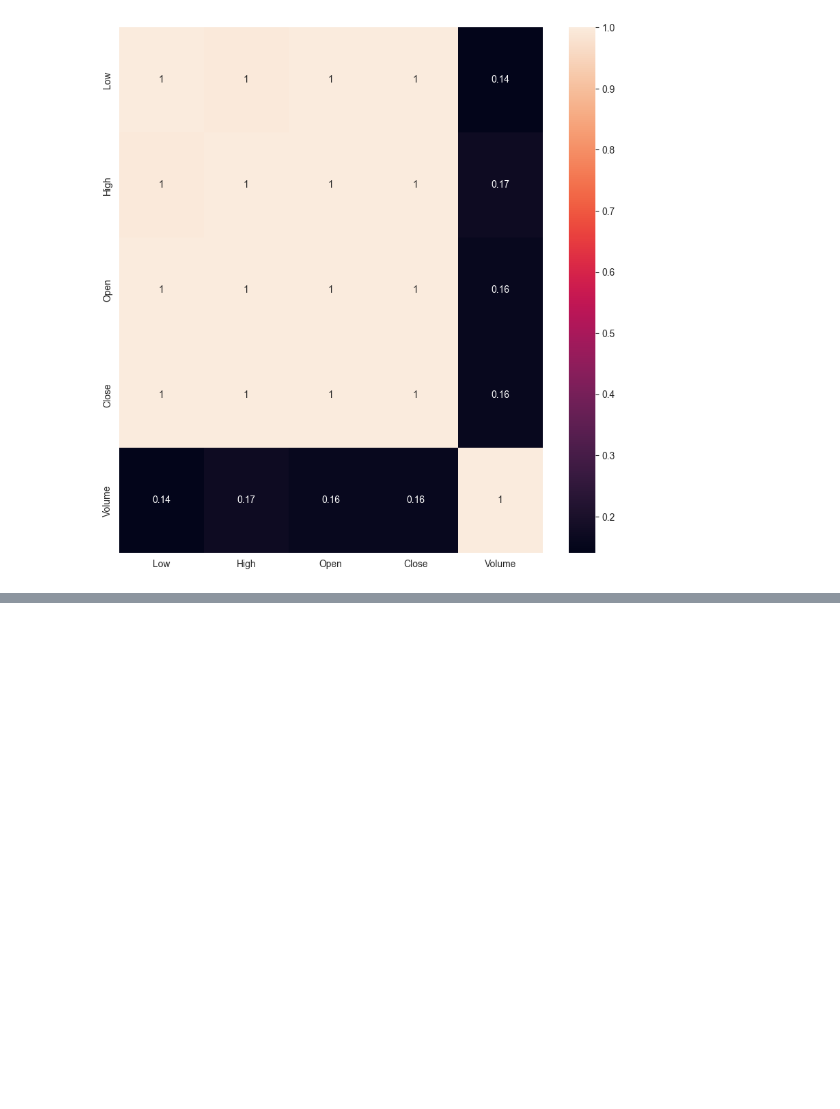
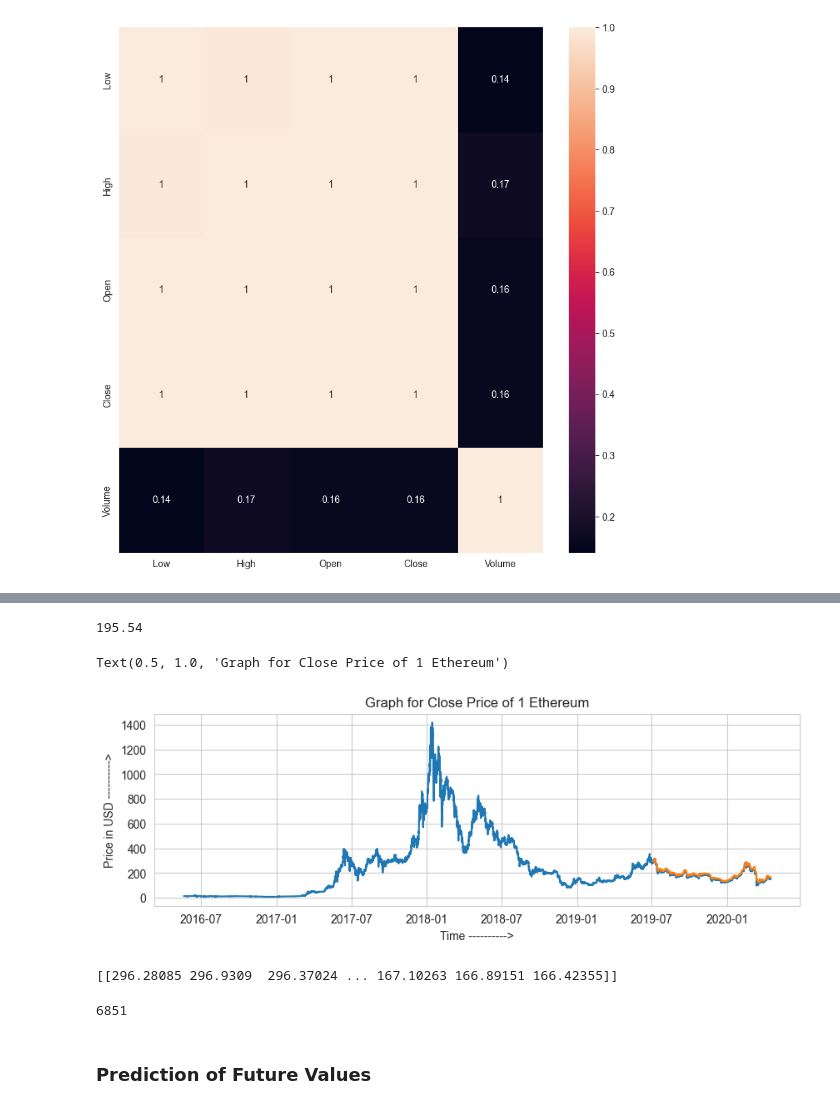
Before and after one commit to amith-vardhan99/udemy, a Jupyter notebook: Ethereum Price Prediction using GRU-LSTMs for Forecasting/notebook_2.ipynb, the cells around one changed output, grey strips where cells are left out. Saved outputs shown, nothing was run; the diff lists cells and outputs as text; code cells hidden in the pictures; blank space fills up the shorter version.

```diff
--- a/Ethereum Price Prediction using GRU-LSTMs for Forecasting/notebook_2.ipynb
+++ b/Ethereum Price Prediction using GRU-LSTMs for Forecasting/notebook_2.ipynb
@@ -101,0 +162,10 @@ df_5.head()
+# %%
+model = tf.keras.models.Sequential(layers=[
+    tf.keras.layers.LSTM(units=100, input_shape=(1,window_size)),
+    tf.keras.layers.Dropout(0.25),
+    tf.keras.layers.Dense(units=1,activation="linear")
+])
+# %%
+model.compile(optimizer=tf.keras.optimizers.Adam(),loss=tf.keras.losses.mean_squared_error)
+# %%
+model.fit(X_train, y_train, validation_data=(X_val, y_val), epochs=100, batch_size=32, verbose=1, shuffle=True, callbacks=tf.keras.callbacks.EarlyStopping(patience=2))
@@ -101,0 +188,29 @@ df_5.head()
+# %%
+y_pred = model.predict(X_test,verbose=0)
+y_pred = mms.inverse_transform(y_pred)
+root_mean_squared_error = np.round(np.sqrt(mean_squared_error(y_test,y_pred)),2)
+root_mean_squared_error
+# %% [output]
+195.54
+# %%
+plt.subplots(figsize=(10,3))
+sns.lineplot(x=window_dates,y=y)
+test_dates_11 = test_dates.reshape(1,-1)
+y_pred_11 = y_pred.reshape(1,-1)
+sns.lineplot(x=test_dates_11[0],y=y_pred_11[0])
+plt.xlabel("Time ---------->")
+plt.ylabel("Price in USD ---------->")
+plt.title("Graph for Close Price of 1 Ethereum")
+# %% [output]
+Text(0.5, 1.0, 'Graph for Close Price of 1 Ethereum')
+[figure, added]
+# %%
+print(y_pred_11)
+# %% [output]
+[[296.28085 296.9309  296.37024 ... 167.10263 166.89151 166.42355]]
+# %%
+X_test.shape[0]
+# %% [output]
+6851
+# %% [markdown]
+### Prediction of Future Values
```
Also changed, not shown: parts of 11 cells of this notebook, 3 other files.
